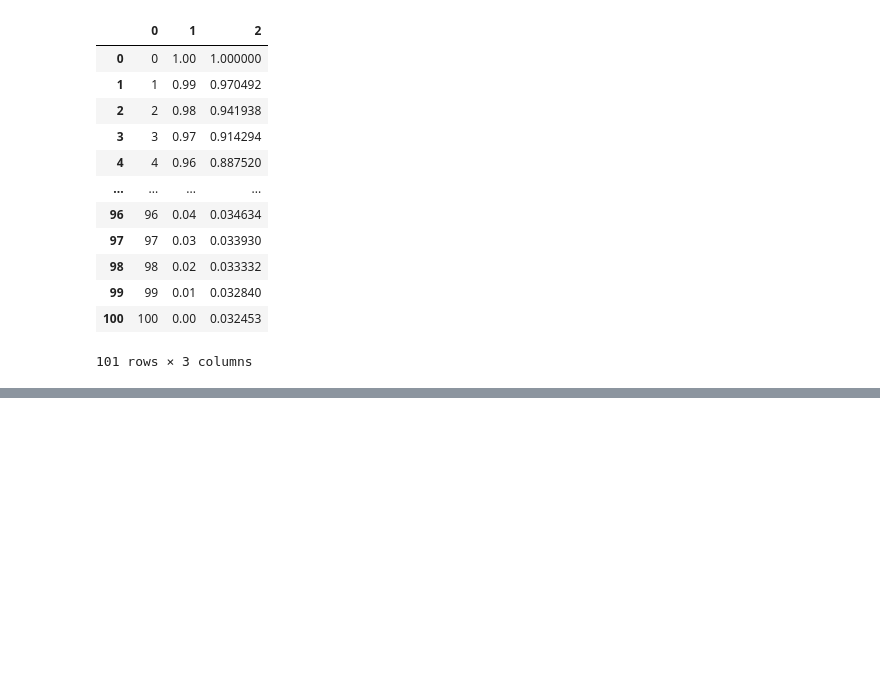
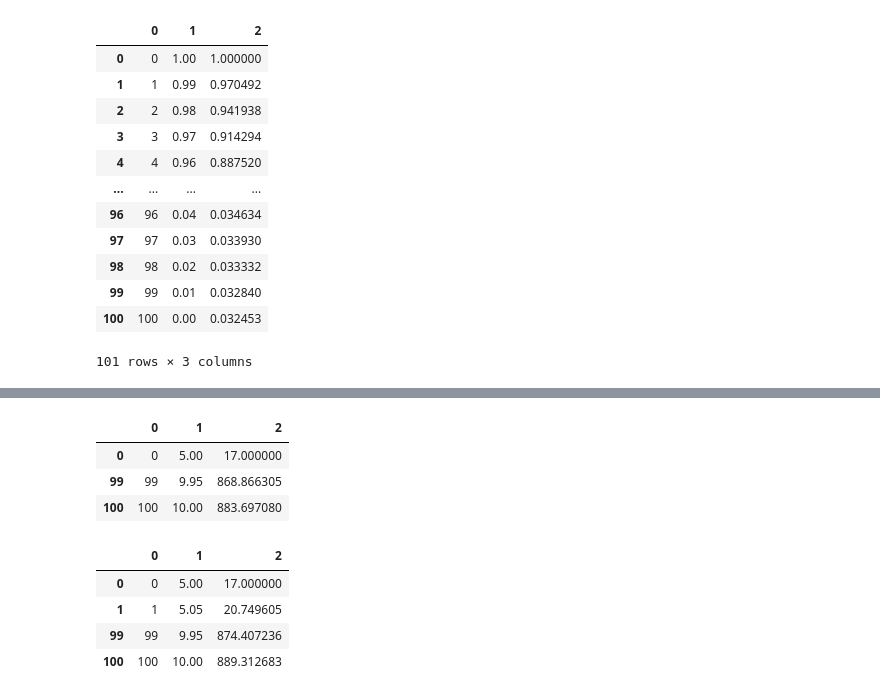
Before and after one commit to tirals88/Numerical-Mathematics-and-Computing, a Jupyter notebook: Chap7_Initial Values Problems.ipynb, the cells around one changed output, grey strips where cells are left out. Saved outputs shown, nothing was run; the diff lists cells and outputs as text; code cells hidden in the pictures; blank space fills up the shorter version.

```diff
--- a/Chap7_Initial Values Problems.ipynb
+++ b/Chap7_Initial Values Problems.ipynb
@@ -323,0 +418,37 @@ error : 0.0013744818164682648
+# %%
+#17-(a)
+def exf172(t, x):
+  return 3*t**2 - 4/t + 1/(1+t**2)
+
+Euler(100, 5, 10, exf172, 17).iloc[[0,1,-2,-1]]
+# %% [output]
+|  | 0 | 1 | 2 |
+| 0 | 0 | 5.00 | 17.000000 |
+| 99 | 99 | 9.95 | 868.866305 |
+| 100 | 100 | 10.00 | 883.697080 |
+# %%
+def Euler_order2(n, a, b, f1, f2, x0):
+  h = (b-a)/n
+  t = a
+  x = x0
+  deriv_table = []
+  deriv_table.append([0, t, x])
+  for k in range(1, n+1):
+    p1 = f1(t, x)
+    p2 = f2(t, x)
+    x += h*(p1 + h/2*(p2))
+    t = a + k*h
+    deriv_table.append([k, t, x])
+  deriv_table = pd.DataFrame(deriv_table)
+  return deriv_table
+
+def exf173(t, x):
+  return 6*t + 4/(t**2) - 2*t/((1+t**2)**2)
+
+Euler_order2(100, 5, 10, exf172, exf173, 17).iloc[[0,1,-2,-1]]
+# %% [output]
+|  | 0 | 1 | 2 |
+| 0 | 0 | 5.00 | 17.000000 |
+| 1 | 1 | 5.05 | 20.749605 |
+| 99 | 99 | 9.95 | 874.407236 |
+| 100 | 100 | 10.00 | 889.312683 |
```
Also changed, not shown: parts of 10 cells of this notebook.
